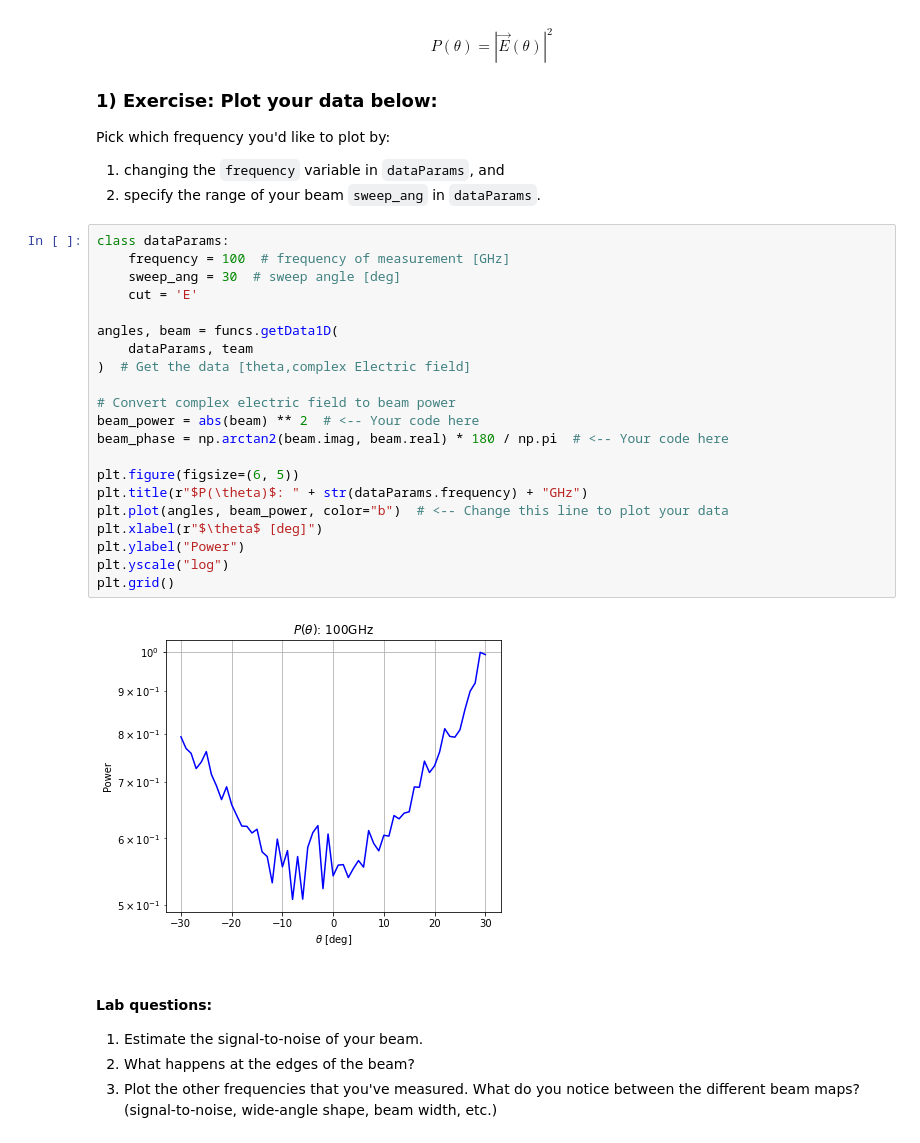
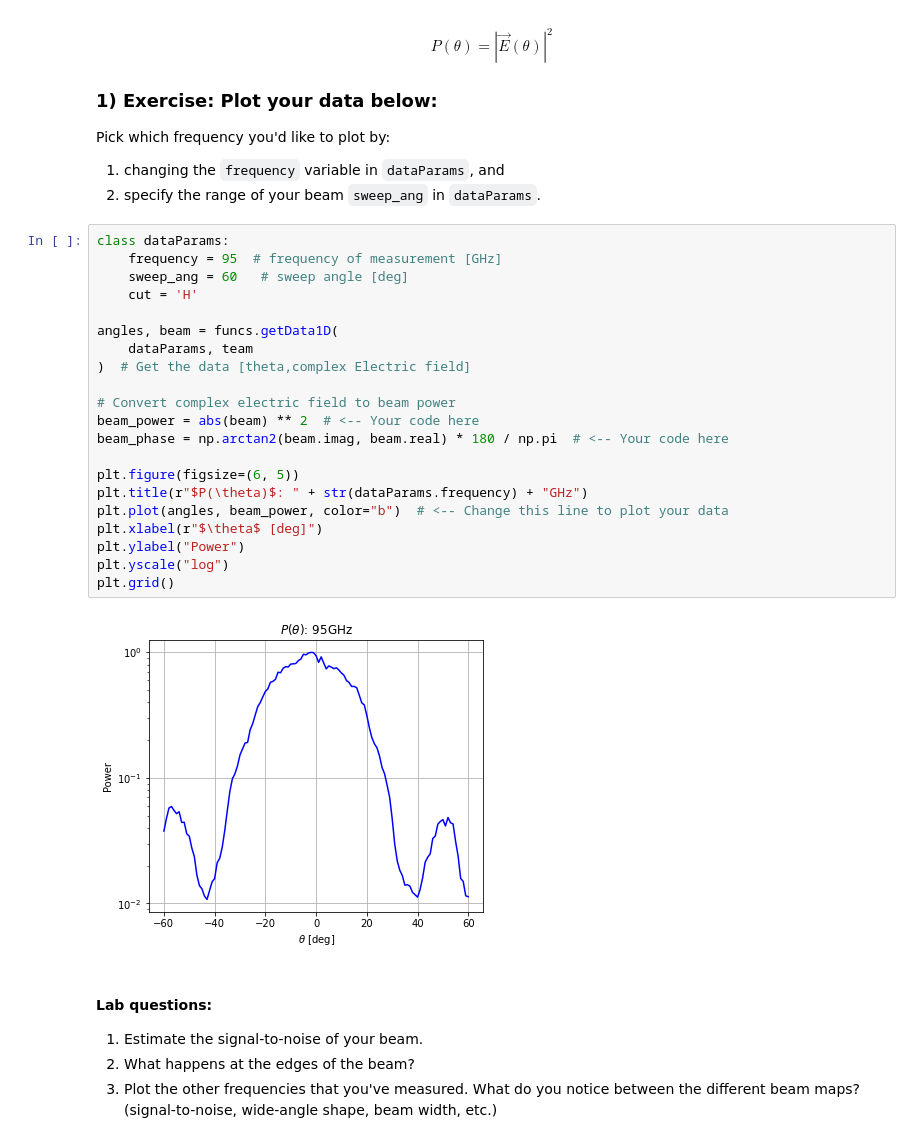
Before and after one commit to McMahonCosmologyGroup/cmbInstrumentSummerSchool, a Jupyter notebook: Notebook1_data_visualization.ipynb, the cells around one changed output. Saved outputs shown, nothing was run; the diff lists cells and outputs as text.

```diff
--- a/Notebook1_data_visualization.ipynb
+++ b/Notebook1_data_visualization.ipynb
@@ -39,27 +39,27 @@ Pick which frequency you'd like to plot by:
 2. specify the range of your beam `sweep_ang` in `dataParams`.
 # %%
 class dataParams:
-    frequency = 100  # frequency of measurement [GHz]
-    sweep_ang = 30  # sweep angle [deg]
-    cut = 'E'
+    frequency = 95  # frequency of measurement [GHz]
+    sweep_ang = 60   # sweep angle [deg]
+    cut = 'H'
 
 angles, beam = funcs.getData1D(
     dataParams, team
 )  # Get the data [theta,complex Electric field]
 
 # Convert complex electric field to beam power
 beam_power = abs(beam) ** 2  # <-- Your code here
 beam_phase = np.arctan2(beam.imag, beam.real) * 180 / np.pi  # <-- Your code here
 
 plt.figure(figsize=(6, 5))
 plt.title(r"$P(\theta)$: " + str(dataParams.frequency) + "GHz")
 plt.plot(angles, beam_power, color="b")  # <-- Change this line to plot your data
 plt.xlabel(r"$\theta$ [deg]")
 plt.ylabel("Power")
 plt.yscale("log")
 plt.grid()
 # %% [output]
-[figure, old version]
+[figure, new version]
 # %% [markdown]
 #### Lab questions:
 1. Estimate the signal-to-noise of your beam.
```
Also changed, not shown: parts of 5 cells of this notebook, 18 other files.
